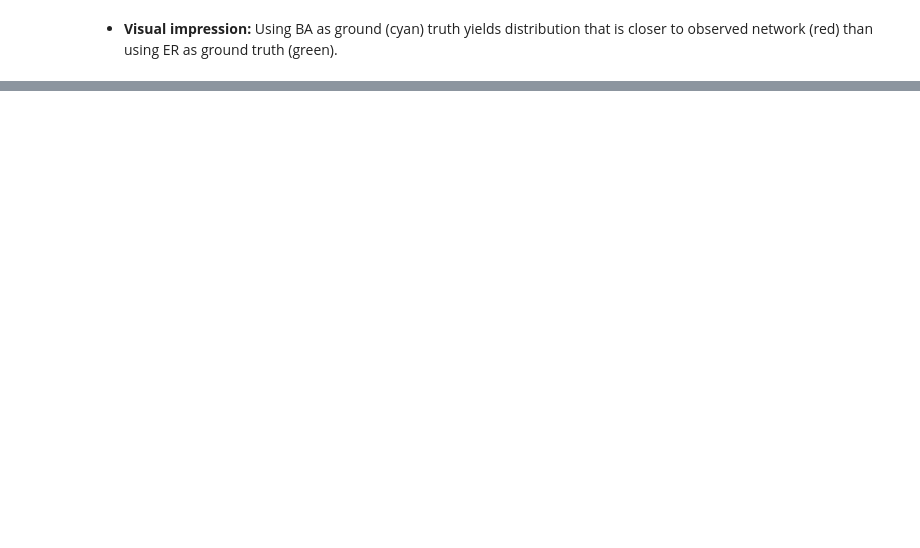
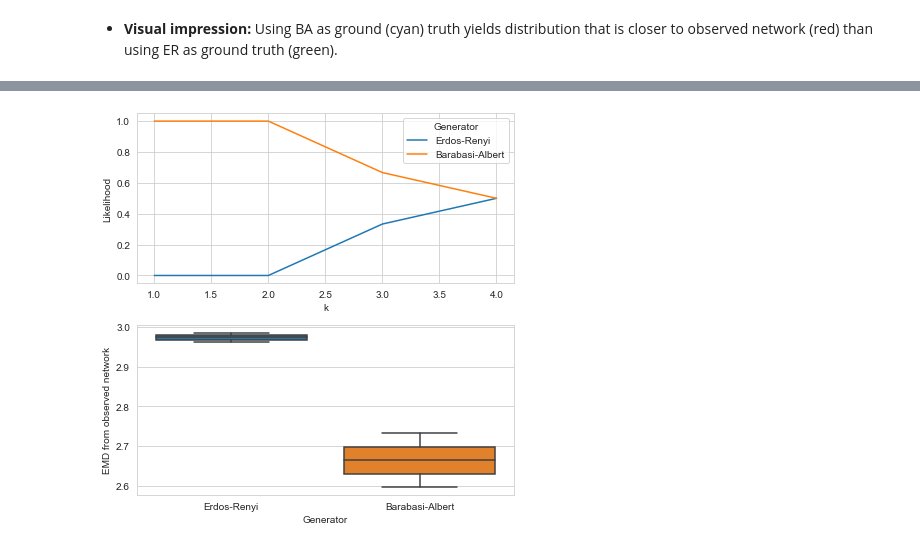
Before and after one commit to bionetslab/ppi-network-simulation, a Jupyter notebook: playground.ipynb, the cells around one changed output, grey strips where cells are left out. Saved outputs shown, nothing was run; the diff lists cells and outputs as text; code cells hidden in the pictures; blank space fills up the shorter version.

```diff
--- a/playground.ipynb
+++ b/playground.ipynb
@@ -162,0 +104,16 @@ fig.savefig('bayesian_inference.pdf')
+# %%
+# Test parameters for simulations that terminate quickly (only for testing)
+parameters = ppinetsim.Parameters('parameter_settings/params_test.json')
+# %%
+# I used num_simulations_per_generator=2 such that the code terminates quickly.
+# Would set this parameter to at least 10 for the real tests.
+# Overall number of simulations per call to estimate_likelihood() is 2 * num_simulations_per_generator.
+# See docstring for explanation of data contained in all_results.
+likelihood_at_k, all_results = ppinetsim.estimate_likelihood(parameters, num_simulations_per_generator=2)
+# %%
+fig, axes = plt.subplots(nrows=2, ncols=1, figsize=(6,6))
+ppinetsim.plot_likelihoods(likelihood_at_k, ax=axes[0])
+ppinetsim.plot_distances(all_results, kind='box',ax=axes[1])
+fig.tight_layout()
+# %% [output]
+[figure, added]
```
Also changed, not shown: parts of 38 cells of this notebook, 9 other files.
